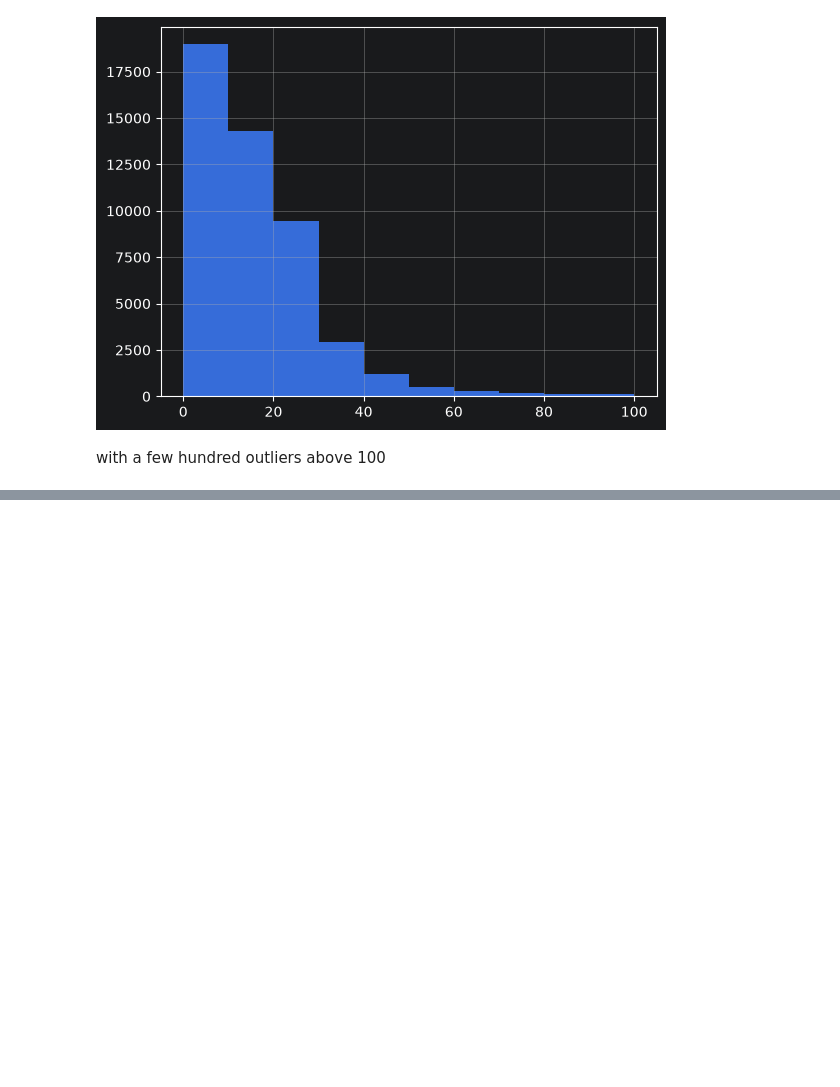
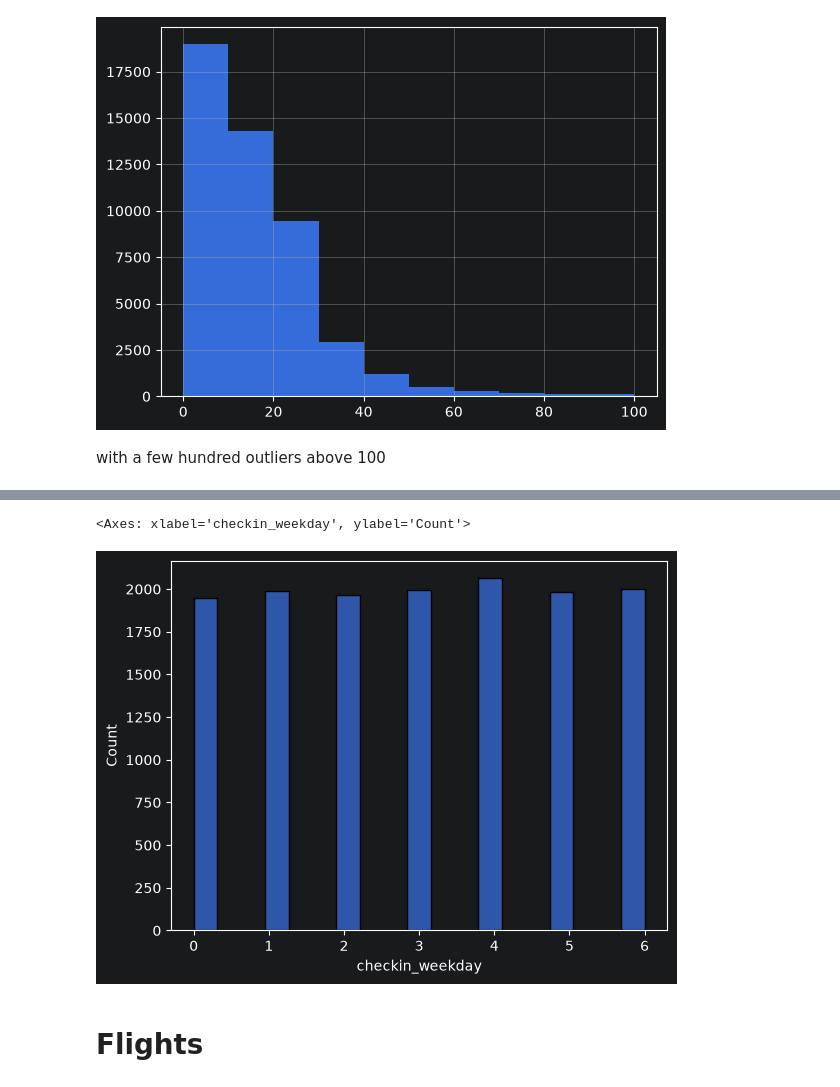
Before and after one commit to ka-katrin/TravelTide_Clustering, a Jupyter notebook: EDA.ipynb, the cells around one changed output, grey strips where cells are left out. Drawn from its saved outputs; the diff is of its cells as text; code cells hidden in the pictures; blank space fills up the shorter version.

```diff
--- a/EDA.ipynb
+++ b/EDA.ipynb
@@ -81,0 +189,7 @@ with a few hundred outliers above 100
+# %%
+sns.histplot(hotels,x="checkin_weekday")
+# %% [output]
+<Axes: xlabel='checkin_weekday', ylabel='Count'>
+[figure, added]
+# %% [markdown]
+# Flights
```
Also changed, not shown: parts of 30 cells of this notebook.
